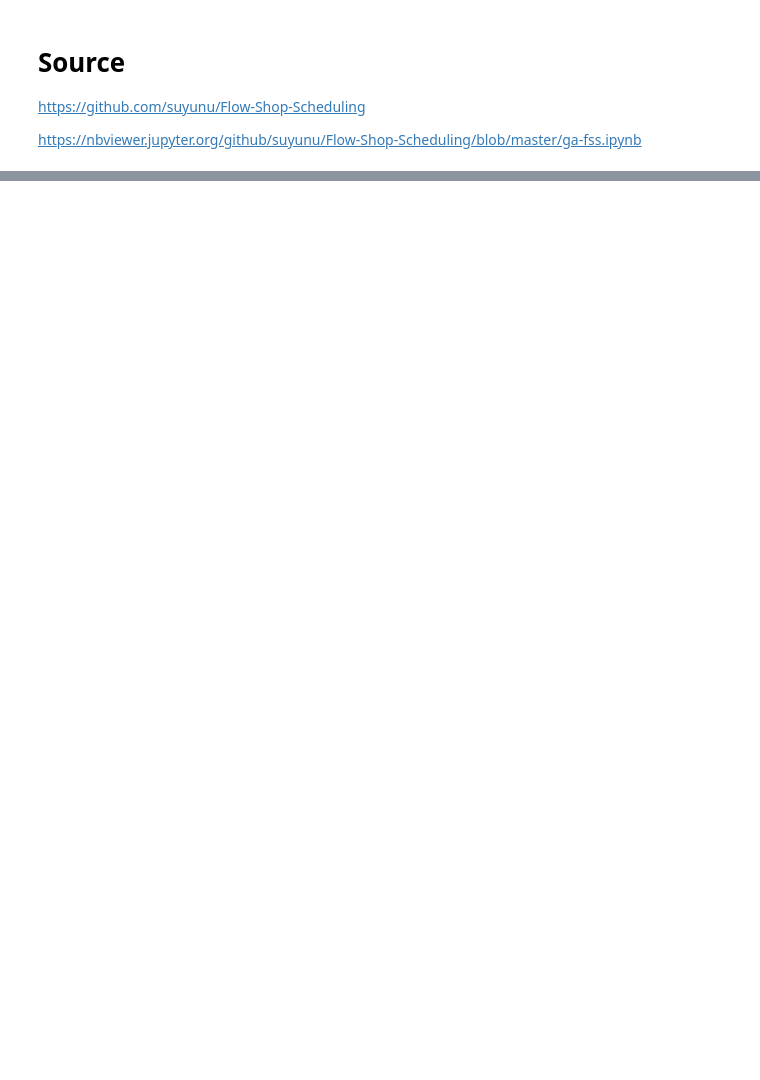
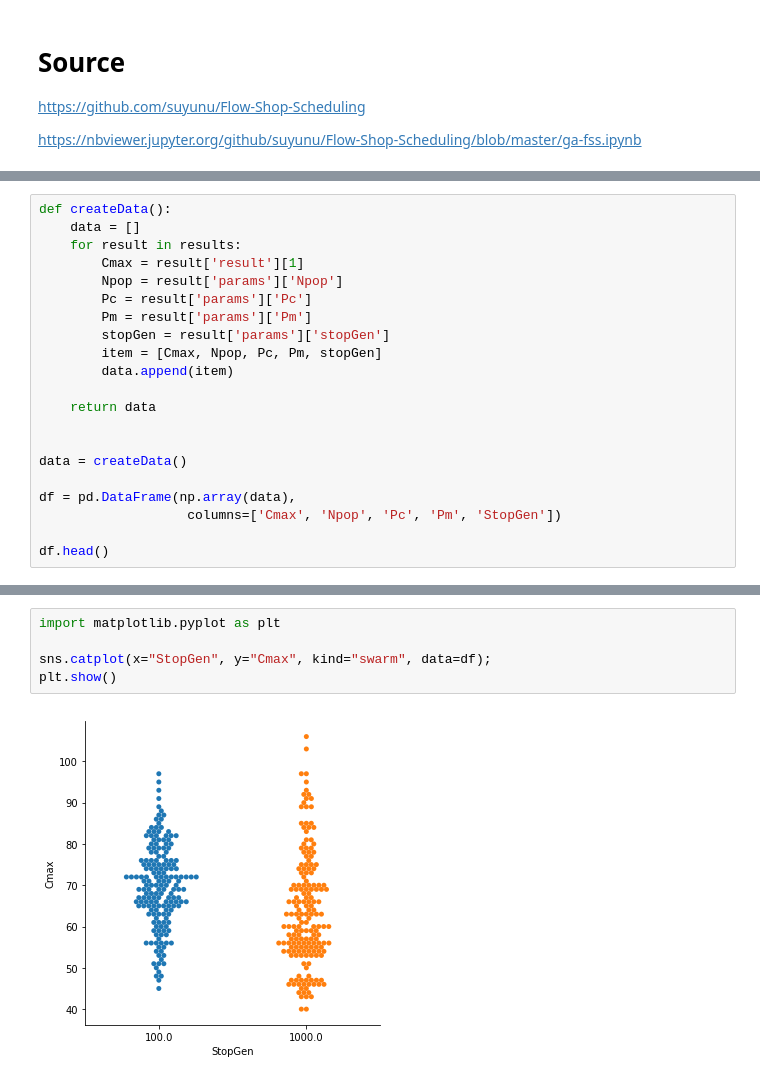
Before and after one commit to rawsly/Generic, a Jupyter notebook: Genetic.ipynb, the cells around one changed output, grey strips where cells are left out. Cells and saved outputs as stored; diff of their text form; blank space fills up the shorter version.

Commit message:
genetic with plots

```diff
--- a/Genetic.ipynb
+++ b/Genetic.ipynb
@@ -489,0 +404,21 @@ CPU Time (s)
+# %%
+def createData():
+    data = []
+    for result in results:
+        Cmax = result['result'][1]
+        Npop = result['params']['Npop']
+        Pc = result['params']['Pc']
+        Pm = result['params']['Pm']
+        stopGen = result['params']['stopGen']
+        item = [Cmax, Npop, Pc, Pm, stopGen]
+        data.append(item)
+
+    return data
+
+
+data = createData()
+
+df = pd.DataFrame(np.array(data),
+                   columns=['Cmax', 'Npop', 'Pc', 'Pm', 'StopGen'])
+
+df.head()
@@ -489,0 +432,7 @@ CPU Time (s)
+# %%
+import matplotlib.pyplot as plt
+
+sns.catplot(x="StopGen", y="Cmax", kind="swarm", data=df);
+plt.show()
+# %% [output]
+[figure, added]
```
Also changed, not shown: parts of 17 cells of this notebook.
